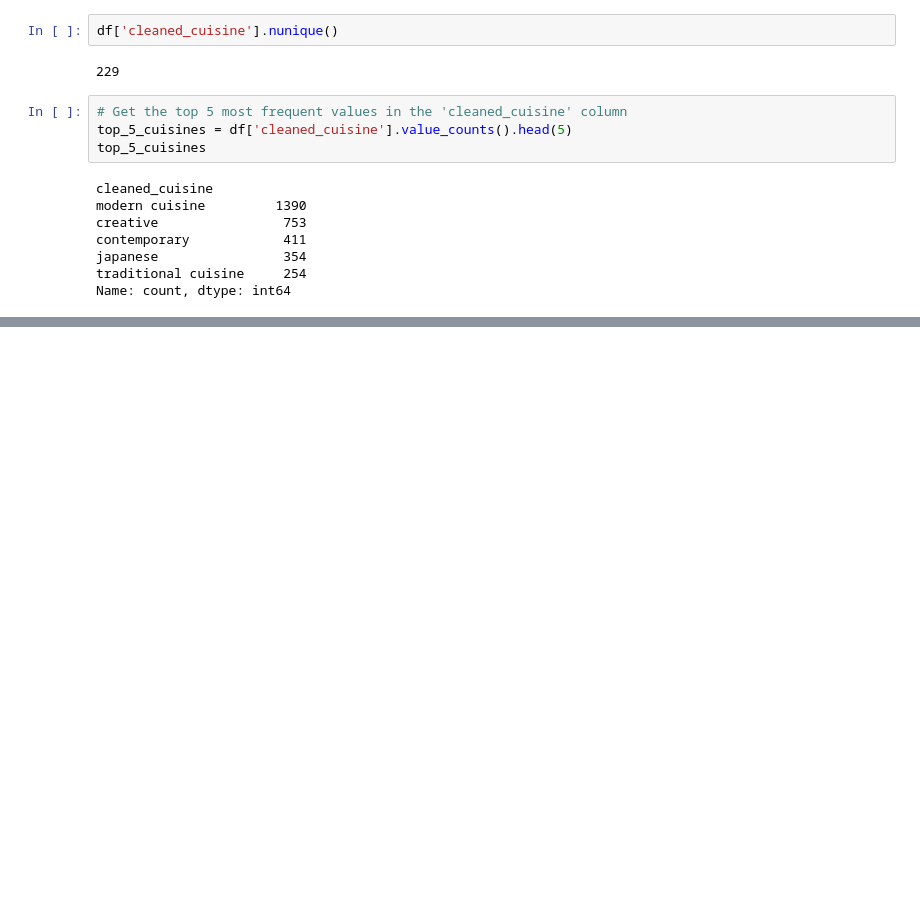
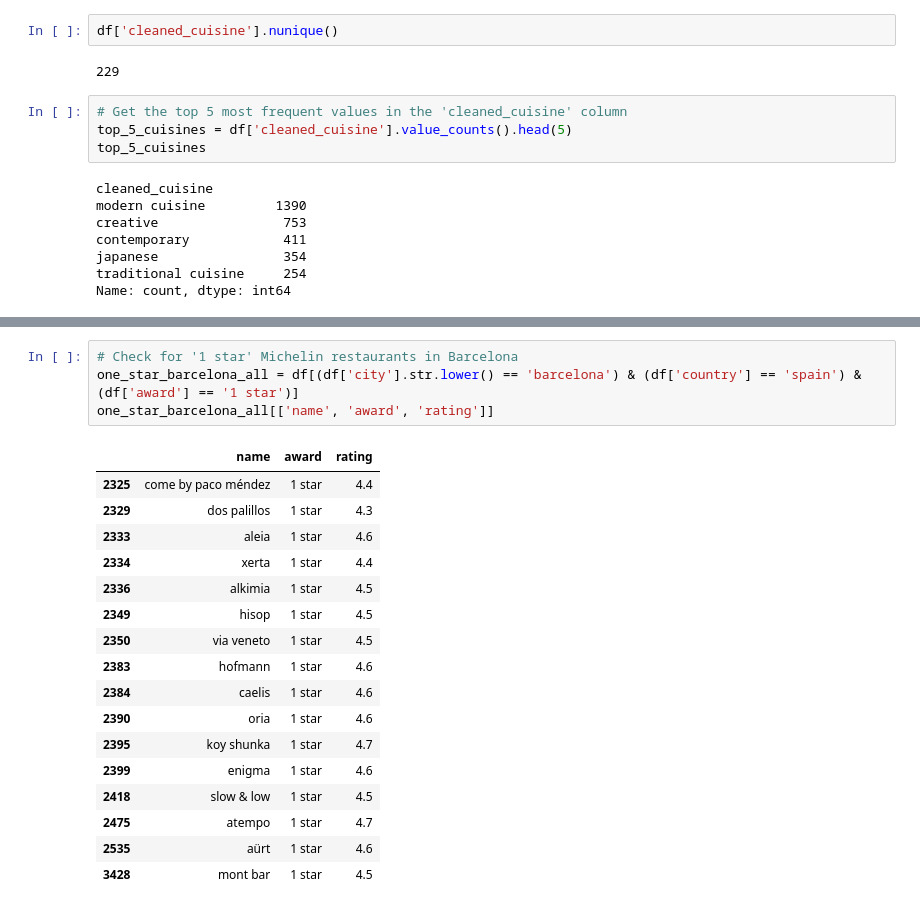
Before and after one commit to MairaMG/project--II, a Jupyter notebook: noteboooks/analysis_and_visualization.ipynb, the cells around one changed output, grey strips where cells are left out. Saved outputs shown, nothing was run; the diff lists cells and outputs as text; blank space fills up the shorter version.

```diff
--- a/noteboooks/analysis_and_visualization.ipynb
+++ b/noteboooks/analysis_and_visualization.ipynb
@@ -479,3 +479,25 @@ fig.update_layout(
 fig.show()
 # %% [output]
 [interactive output not drawn]
+# %%
+# Check for '1 star' Michelin restaurants in Barcelona
+one_star_barcelona_all = df[(df['city'].str.lower() == 'barcelona') & (df['country'] == 'spain') & (df['award'] == '1 star')]
+one_star_barcelona_all[['name', 'award', 'rating']]
+# %% [output]
+|  | name | award | rating |
+| 2325 | come by paco méndez | 1 star | 4.4 |
+| 2329 | dos palillos | 1 star | 4.3 |
+| 2333 | aleia | 1 star | 4.6 |
+| 2334 | xerta | 1 star | 4.4 |
+| 2336 | alkimia | 1 star | 4.5 |
+| 2349 | hisop | 1 star | 4.5 |
+| 2350 | via veneto | 1 star | 4.5 |
+| 2383 | hofmann | 1 star | 4.6 |
+| 2384 | caelis | 1 star | 4.6 |
+| 2390 | oria | 1 star | 4.6 |
+| 2395 | koy shunka | 1 star | 4.7 |
+| 2399 | enigma | 1 star | 4.6 |
+| 2418 | slow & low | 1 star | 4.5 |
+| 2475 | atempo | 1 star | 4.7 |
+| 2535 | aürt | 1 star | 4.6 |
+| 3428 | mont bar | 1 star | 4.5 |
```
Also changed, not shown: parts of 12 cells of this notebook.
